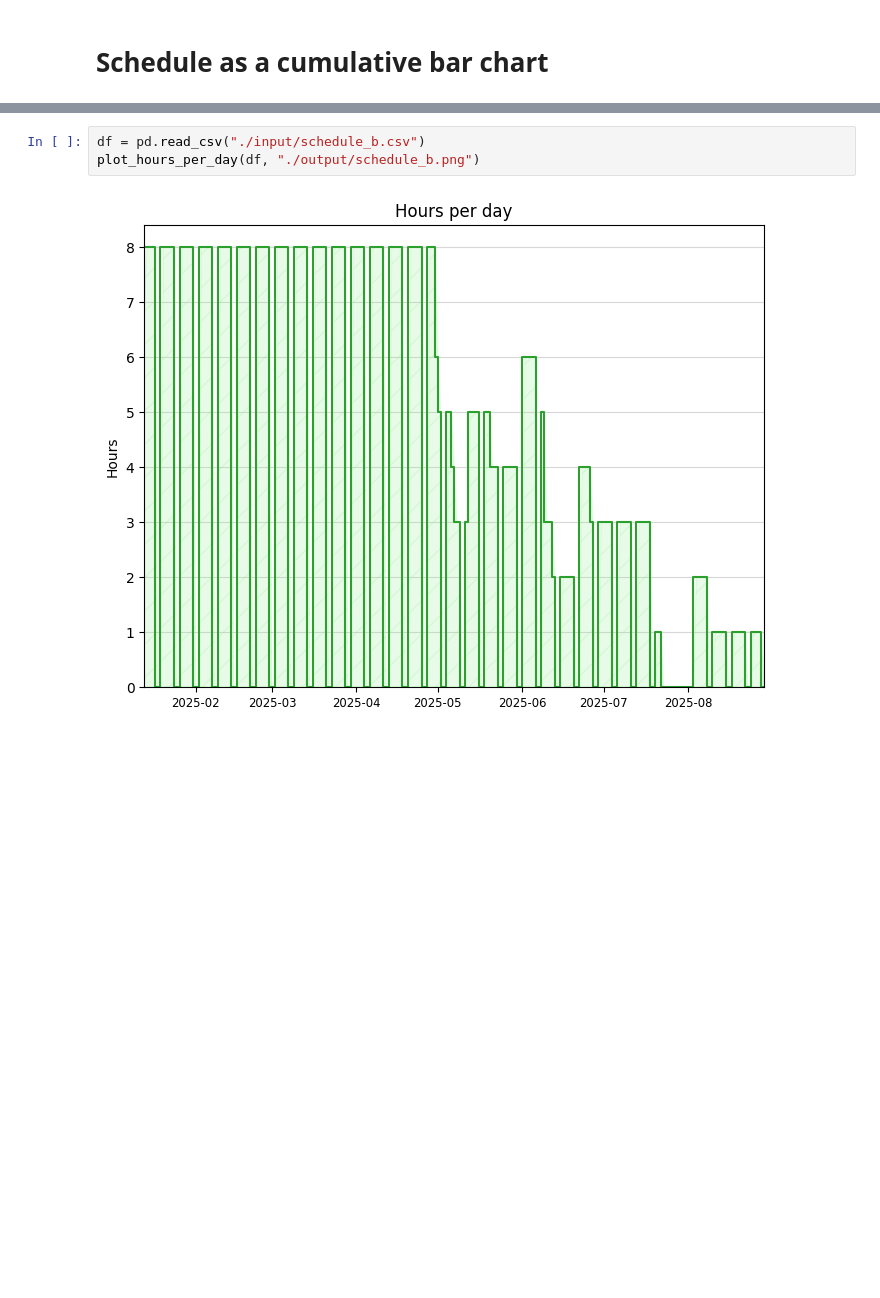
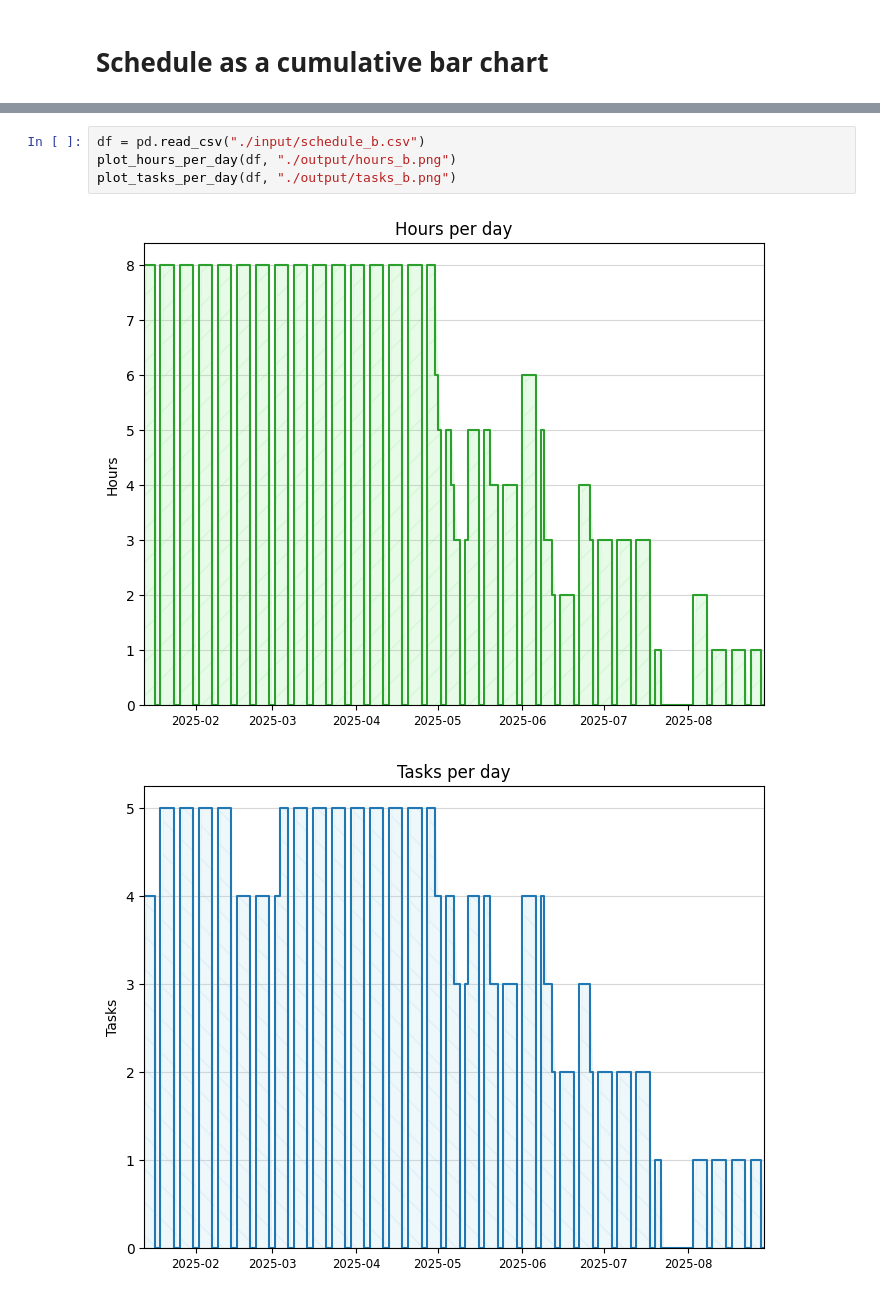
Before and after one commit to romz-pl/Jupyter-Python, a Jupyter notebook: 01-schedule/schedule.ipynb, the cells around one changed output, grey strips where cells are left out. Drawn from its saved outputs; the diff is of its cells as text; blank space fills up the shorter version.

```diff
--- a/01-schedule/schedule.ipynb
+++ b/01-schedule/schedule.ipynb
@@ -38,5 +70,7 @@ plot_hours_per_day(df, "./output/_a.png")
-# %%
-df = pd.read_csv("./input/schedule_b.csv")
-plot_hours_per_day(df, "./output/schedule_b.png")
-# %% [output]
-[figure, removed]
+# %%
+df = pd.read_csv("./input/schedule_b.csv")
+plot_hours_per_day(df, "./output/hours_b.png")
+plot_tasks_per_day(df, "./output/tasks_b.png")
+# %% [output]
+[figure, added]
+[figure, added]
```
Also changed, not shown: parts of 7 cells of this notebook, 4 other files.
